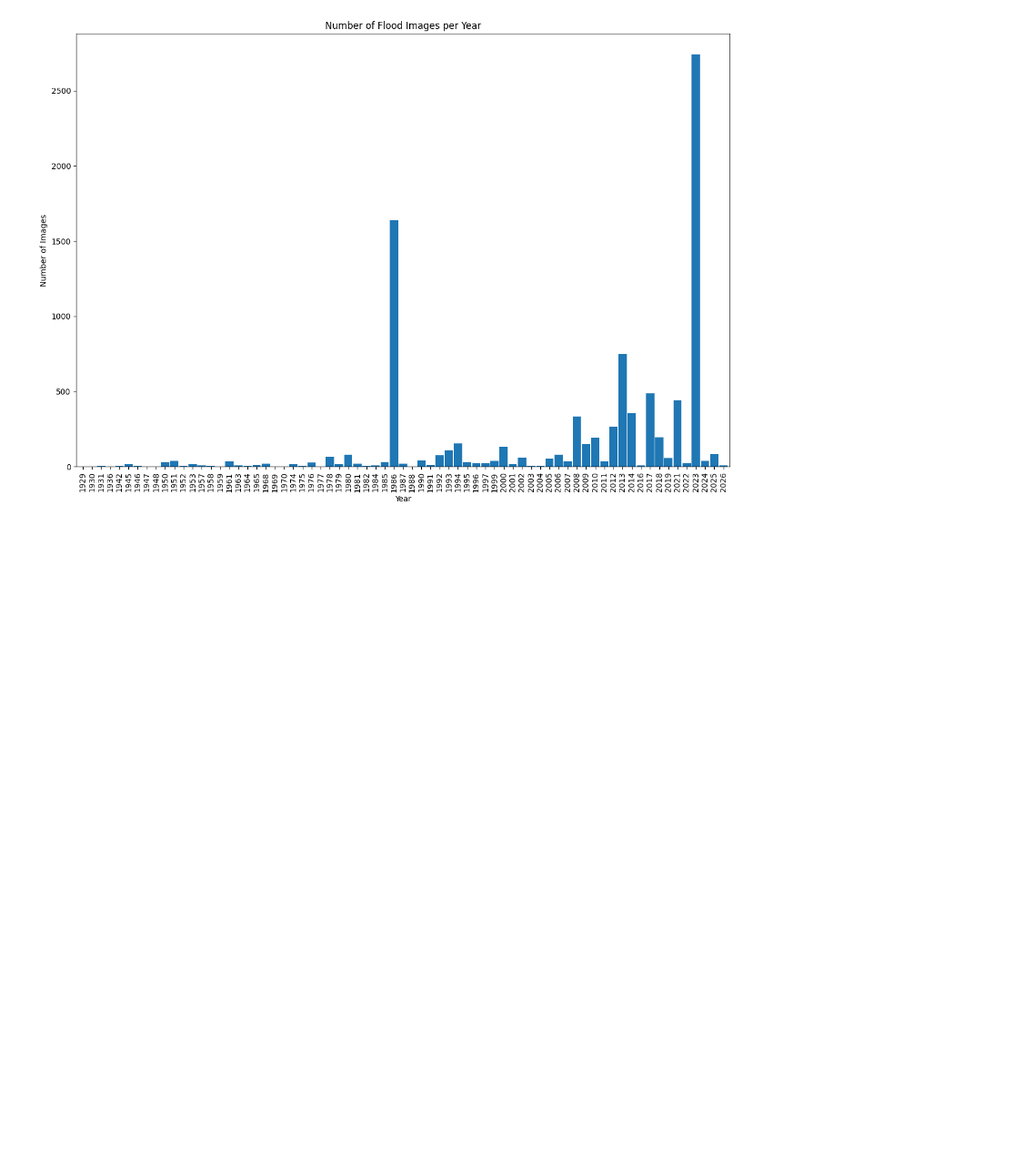
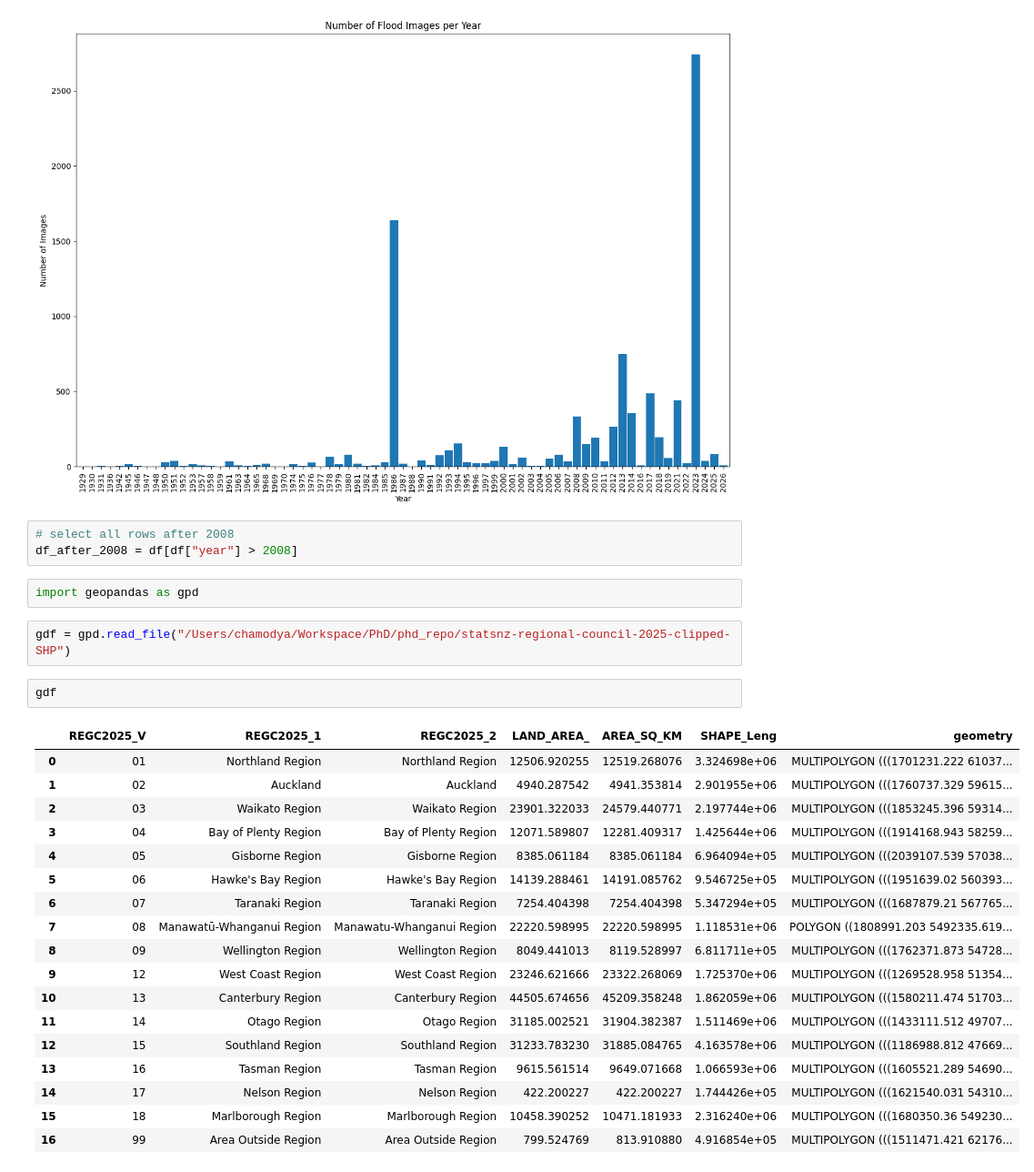
Before and after one commit to geolocalization-phd/pull-nz-flood-pics, a Jupyter notebook: analyse_data.ipynb, the cells around one changed output. Shown at 91% size. Saved outputs shown, nothing was run; the diff lists cells and outputs as text; blank space fills up the shorter version.

```diff
--- a/analyse_data.ipynb
+++ b/analyse_data.ipynb
@@ -33,3 +33,31 @@ images_per_year.plot(kind="bar", width=0.9, figsize=(15, 10), title="Number of F
 # %% [output]
 <Axes: title={'center': 'Number of Flood Images per Year'}, xlabel='Year', ylabel='Number of Images'>
 [figure]
+# %%
+# select all rows after 2008
+df_after_2008 = df[df["year"] > 2008]
+# %%
+import geopandas as gpd
+# %%
+gdf = gpd.read_file("/Users/chamodya/Workspace/PhD/phd_repo/statsnz-regional-council-2025-clipped-SHP")
+# %%
+gdf
+# %% [output]
+|  | REGC2025_V | REGC2025_1 | REGC2025_2 | LAND_AREA_ | AREA_SQ_KM | SHAPE_Leng | geometry |
+| 0 | 01 | Northland Region | Northland Region | 12506.920255 | 12519.268076 | 3.324698e+06 | MULTIPOLYGON (((1701231.222 61037... |
+| 1 | 02 | Auckland | Auckland | 4940.287542 | 4941.353814 | 2.901955e+06 | MULTIPOLYGON (((1760737.329 59615... |
+| 2 | 03 | Waikato Region | Waikato Region | 23901.322033 | 24579.440771 | 2.197744e+06 | MULTIPOLYGON (((1853245.396 59314... |
+| 3 | 04 | Bay of Plenty Region | Bay of Plenty Region | 12071.589807 | 12281.409317 | 1.425644e+06 | MULTIPOLYGON (((1914168.943 58259... |
+| 4 | 05 | Gisborne Region | Gisborne Region | 8385.061184 | 8385.061184 | 6.964094e+05 | MULTIPOLYGON (((2039107.539 57038... |
+| 5 | 06 | Hawke's Bay Region | Hawke's Bay Region | 14139.288461 | 14191.085762 | 9.546725e+05 | MULTIPOLYGON (((1951639.02 560393... |
+| 6 | 07 | Taranaki Region | Taranaki Region | 7254.404398 | 7254.404398 | 5.347294e+05 | MULTIPOLYGON (((1687879.21 567765... |
+| 7 | 08 | Manawatū-Whanganui Region | Manawatu-Whanganui Region | 22220.598995 | 22220.598995 | 1.118531e+06 | POLYGON ((1808991.203 5492335.619... |
+| 8 | 09 | Wellington Region | Wellington Region | 8049.441013 | 8119.528997 | 6.811711e+05 | MULTIPOLYGON (((1762371.873 54728... |
+| 9 | 12 | West Coast Region | West Coast Region | 23246.621666 | 23322.268069 | 1.725370e+06 | MULTIPOLYGON (((1269528.958 51354... |
+| 10 | 13 | Canterbury Region | Canterbury Region | 44505.674656 | 45209.358248 | 1.862059e+06 | MULTIPOLYGON (((1580211.474 51703... |
+| 11 | 14 | Otago Region | Otago Region | 31185.002521 | 31904.382387 | 1.511469e+06 | MULTIPOLYGON (((1433111.512 49707... |
+| 12 | 15 | Southland Region | Southland Region | 31233.783230 | 31885.084765 | 4.163578e+06 | MULTIPOLYGON (((1186988.812 47669... |
+| 13 | 16 | Tasman Region | Tasman Region | 9615.561514 | 9649.071668 | 1.066593e+06 | MULTIPOLYGON (((1605521.289 54690... |
+| 14 | 17 | Nelson Region | Nelson Region | 422.200227 | 422.200227 | 1.744426e+05 | MULTIPOLYGON (((1621540.031 54310... |
+| 15 | 18 | Marlborough Region | Marlborough Region | 10458.390252 | 10471.181933 | 2.316240e+06 | MULTIPOLYGON (((1680350.36 549230... |
+| 16 | 99 | Area Outside Region | Area Outside Region | 799.524769 | 813.910880 | 4.916854e+05 | MULTIPOLYGON (((1511471.421 62176... |
```
Also changed, not shown: parts of 4 cells of this notebook, 1 other file.
